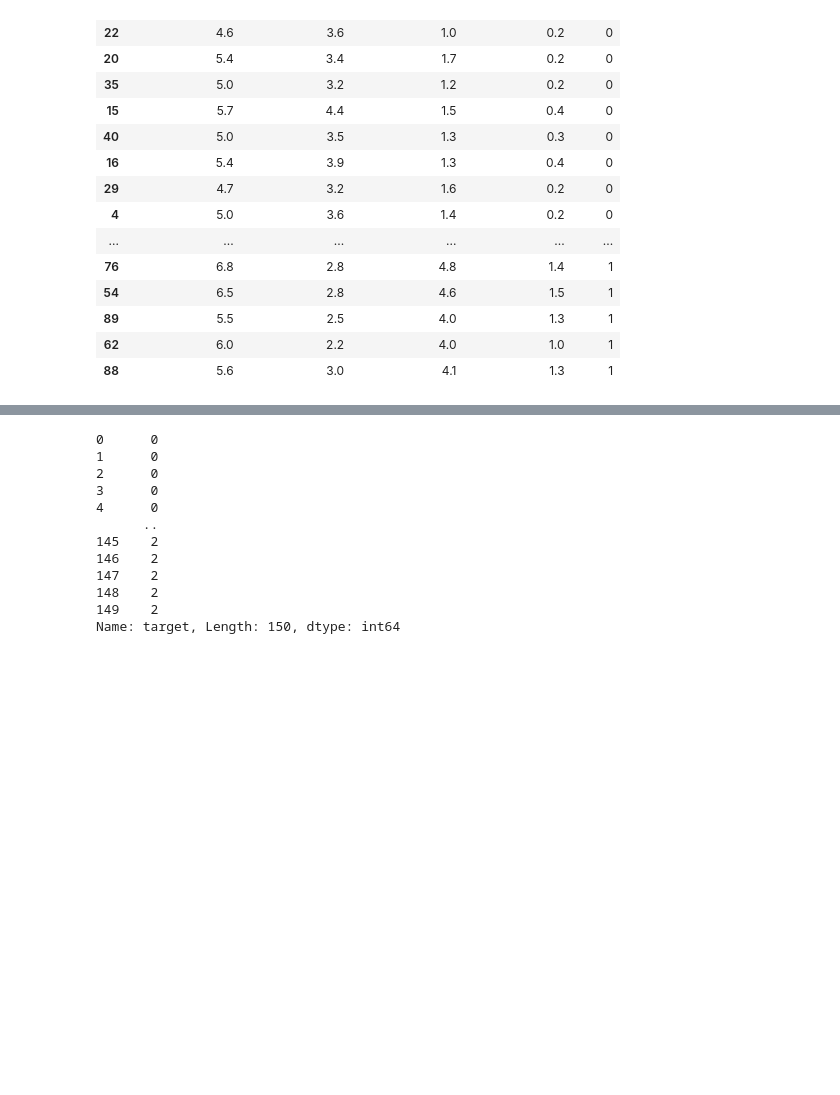
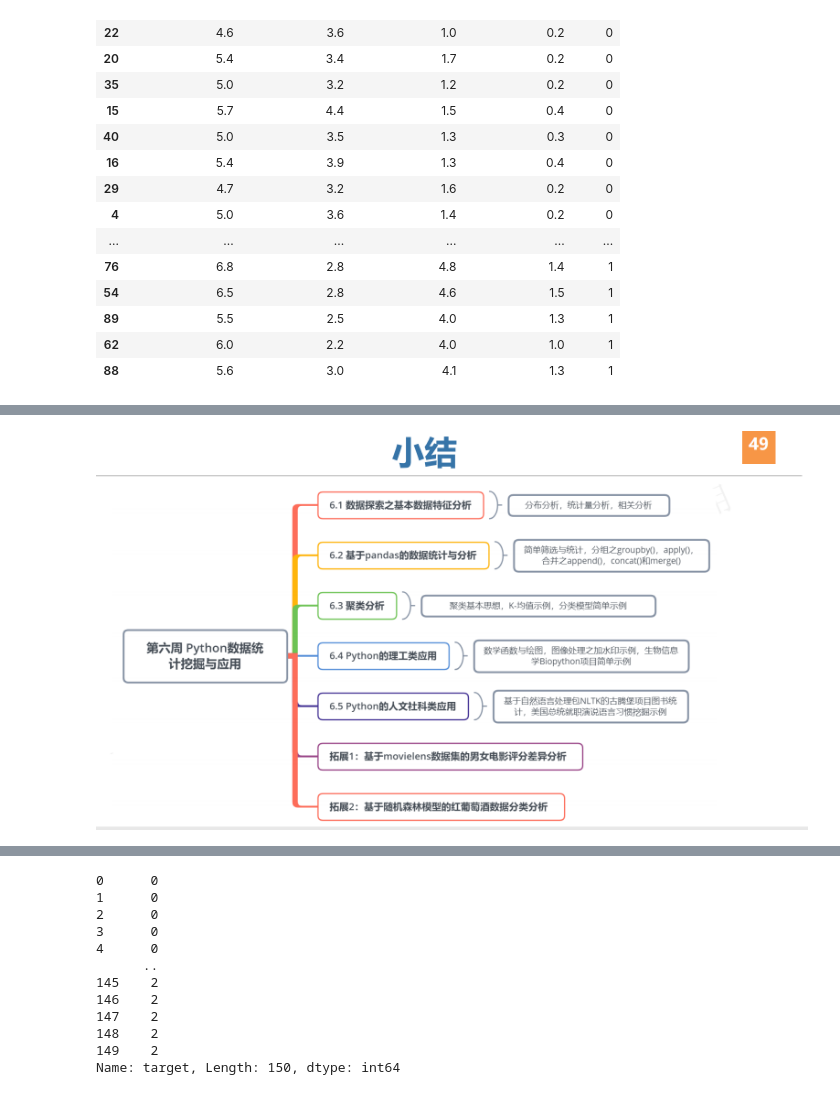
Before and after one commit to darksheng/data_anlysis_course, a Jupyter notebook: nanjinguniversity.ipynb, the cells around one changed output, grey strips where cells are left out. Cells and saved outputs as stored; diff of their text form; code cells hidden in the pictures; blank space fills up the shorter version.

```diff
--- a/nanjinguniversity.ipynb
+++ b/nanjinguniversity.ipynb
@@ -1192 +1235,8 @@ A.append(B) # 对数据进行连接
+# %%
+# 本章总结
+from PIL import Image
+im1 = Image.open("chapter6 conclus.png")
+im1
+# %% [output]
+[figure, added]
 # %% [markdown]
```
Also changed, not shown: parts of 31 cells of this notebook, 5 other files.
